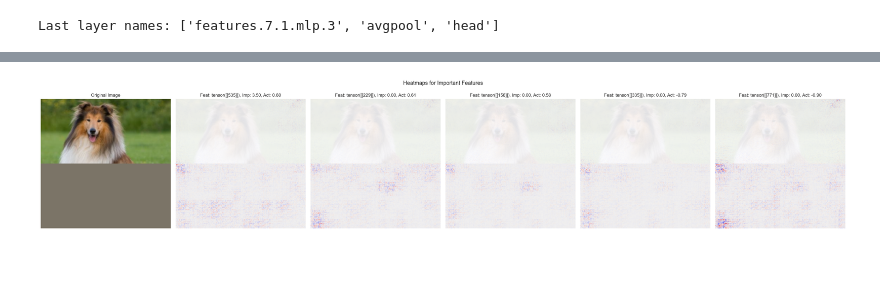
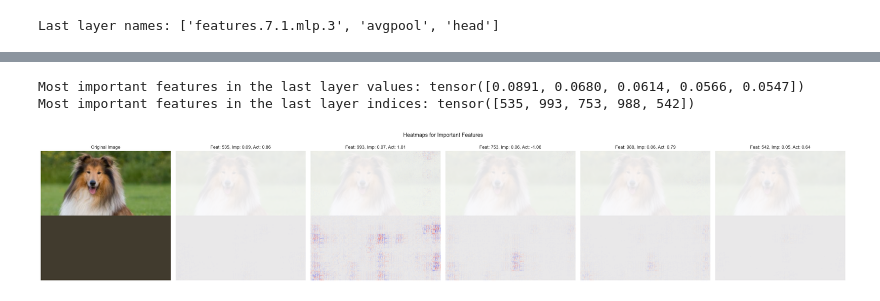
Before and after one commit to isega24/zennit-crp, a Jupyter notebook: tutorials/red_xai_proposal.ipynb, the cells around one changed output, grey strips where cells are left out. Cells and saved outputs as stored; diff of their text form; code cells hidden in the pictures; blank space fills up the shorter version.

```diff
--- a/tutorials/red_xai_proposal.ipynb
+++ b/tutorials/red_xai_proposal.ipynb
@@ -259,40 +255,53 @@ Most important feature position in head: 230
 layer = last_layer_names[-2]
 importants = attr1.relevances[layer]
 
-importants = torch.topk(importants,5,dim=1)[1][0]
+importants = torch.topk(importants,5,dim=1)
+# las values y los indices son de la forma (num_features,1,1). Ahora los convertimos a (num_features):
+important_val = importants.values.squeeze(0).squeeze(1).squeeze(1)
+importants_arg = importants.indices.squeeze(0).squeeze(1).squeeze(1)
+print("Most important features in the last layer values:", important_val)
+print("Most important features in the last layer indices:", importants_arg)
 
 # condition = [{"y": range(1000), last_layer_names[-2]: [i]} for i in importants]
-condition = [{"y": range(1000) , last_layer_names[-2]: [i]} for i in importants]
+condition = [{"y": range(1000) , last_layer_names[-2]: [i]} for i in importants_arg]
 attr = attribution(sample, condition)
 max_abs_val1 = torch.max(torch.abs(attr.heatmap))
 
 # Importances of the last_layer_names[-2]
 
 importances = attr.relevances[last_layer_names[-2]]
 activations = attr.activations[last_layer_names[-2]]
 
 
 # Display the original image and the heatmaps for the important features, the first in the left and one by one on the right
 
 plt.figure(figsize=(30, 6))
-for i, heatmap in enumerate(attr.heatmap):
-    plt.subplot(1, len(importants) + 1, i + 2)
+heatmaps = attr.heatmap
+# heatmap: (5, 224, 224)
+# important_val: (5,)
+# multiply the heatmaps by the important values
+
+heatmaps = [heatmap * important_val[i]/torch.max(torch.abs(important_val)) for i, heatmap in enumerate(heatmaps)]
+for i, heatmap in enumerate(heatmaps):
+    plt.subplot(1, len(important_val)+1, i + 2)
     img = imgify(heatmap, vmin=-max_abs_val1, vmax=max_abs_val1)
     img = img.resize(image.size, Image.BILINEAR)
     plt.imshow(image)
     plt.imshow(img, alpha=0.9, cmap="jet")
-    plt.title(f"Feat: {importants[i]}, Imp: {torch.sum(importances[0][importants[i]]).item():.2f}, Act: {torch.sum(activations[0][importants[i]]).item():.2f}")
+    plt.title(f"Feat: {importants_arg[i]}, Imp: {important_val[i]:.2f}, Act: {torch.sum(activations[i][importants_arg[i]]).item():.2f}")
     plt.axis('off')
     plt.tight_layout()
-plt.subplot(1, len(importants) + 1, 1)
+plt.subplot(1, len(important_val) + 1, 1)
 plt.imshow(image)
 plt.title("Original Image")
 plt.axis('off')
 plt.tight_layout()
 plt.suptitle("Heatmaps for Important Features")
 
 plt.tight_layout()
 
 plt.show()
 # %% [output]
+Most important features in the last layer values: tensor([0.0891, 0.0680, 0.0614, 0.0566, 0.0547])
+Most important features in the last layer indices: tensor([535, 993, 753, 988, 542])
-[figure, old version]
+[figure, new version]
```
Also changed, not shown: parts of 5 cells of this notebook.
